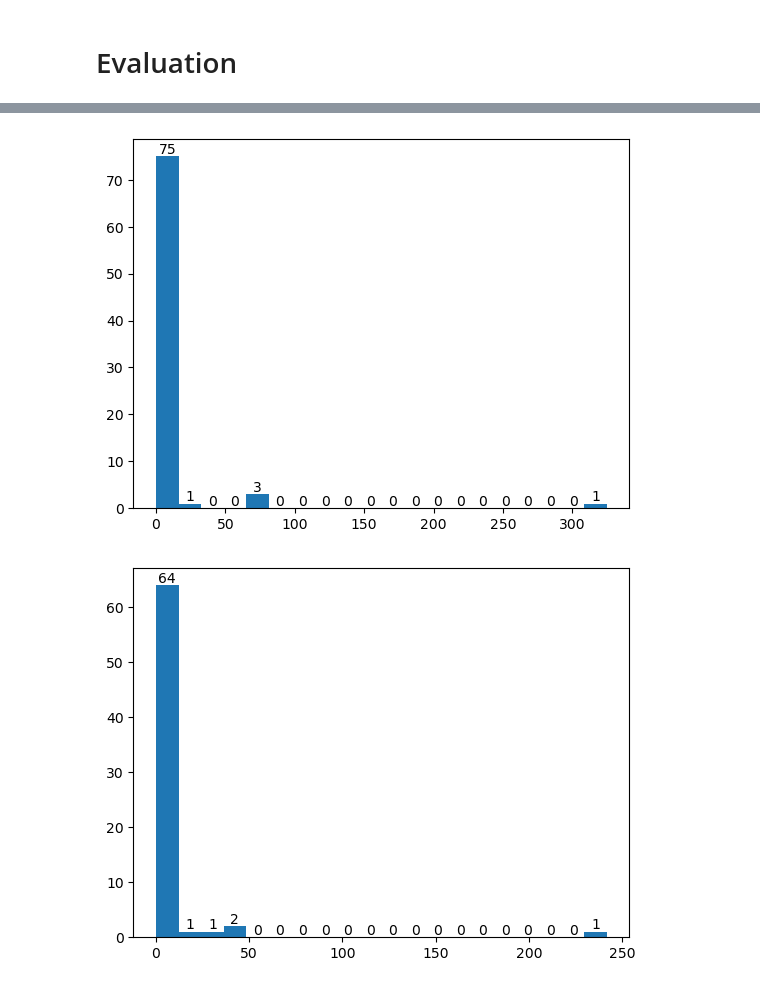
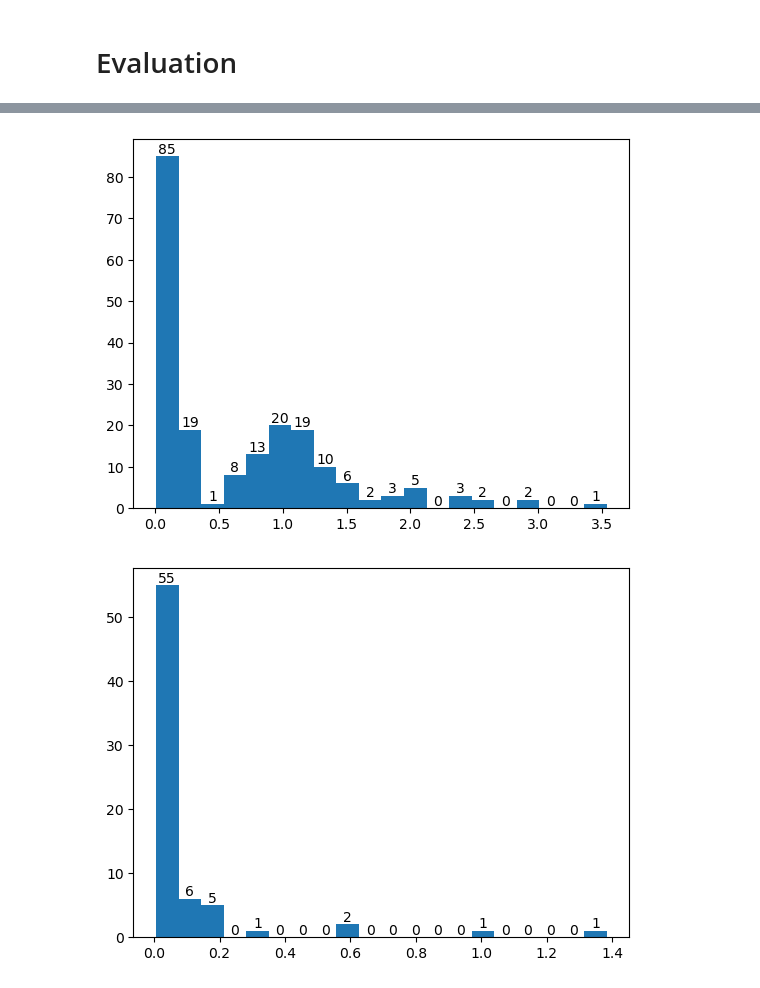
Before and after one commit to YC0806/2023-Yuchen, a Jupyter notebook: TGAE2_GRUConv.ipynb, the cells around one changed output, grey strips where cells are left out. Saved outputs shown, nothing was run; the diff lists cells and outputs as text; code cells hidden in the pictures.

```diff
--- a/TGAE2_GRUConv.ipynb
+++ b/TGAE2_GRUConv.ipynb
@@ -438,9 +453,9 @@ node_flag = signal.node_flag
 edge_index = signal.edge_index
 edge_flag = signal.edge_flag
 
-node_index_split = torch.tensor_split(node_index, node_flag)
-node_attr_split = torch.tensor_split(node_attr, node_flag)
-edge_index_split = torch.tensor_split(edge_index, edge_flag, dim=1)
+# node_index_split = torch.tensor_split(node_index, node_flag)
+# node_attr_split = torch.tensor_split(node_attr, node_flag)
+# edge_index_split = torch.tensor_split(edge_index, edge_flag, dim=1)
 # %% [markdown]
 # Model
 # %%
@@ -856,17 +870,0 @@ plt.legend()
-# %%
-fig = plt.figure(figsize=(20,20))
-for i_signal,(signal, annotation, y) in enumerate(zip(signals_val, annotation_val, y_val)):
-    snapshot_losses = test_loop(signal, model, loss_f, optimizer, device)
-
-    ts_list = signal.ts_list
-    plt.subplot(len(signals_val)+1,1,i_signal+1)
-    plt.plot(ts_list,[np.sum(loss) for loss in snapshot_losses])
-    for ts, label in zip(ts_list, y):
-        if label == 1:
-            plt.axvline(x = ts, color = 'black', ls='--')
-    if annotation[0] == 'dos':
-        plt.axvline(x = float(annotation[1]), color = 'red', label = annotation[0])
-    if annotation[0] == 'privesc':
-        plt.axvline(x = float(annotation[1]), color = 'blue', label = annotation[0])
-# plt.show()
-# plt.savefig(f'val_res_TGAE2_GRUConv_{GLOBAL_EPOCH}_{np.mean(history_train_list[-1]):.4f}_{np.mean(history_val_list[-1]):.4f}.png')
@@ -905,17 +872,0 @@ plt.legend()
-# %%
-fig = plt.figure(figsize=(20,20))
-for i_signal,(signal, annotation, y) in enumerate(zip(signals_val, annotation_val, y_val)):
-    snapshot_losses = test_loop(signal, model, loss_f, optimizer, device)
-
-    ts_list = signal.ts_list
-    plt.subplot(len(signals_val)+1,1,i_signal+1)
-    plt.plot(ts_list,[np.sum(loss) for loss in snapshot_losses])
-    for ts, label in zip(ts_list, y):
-        if label == 1:
-            plt.axvline(x = ts, color = 'black', ls='--')
-    if annotation[0] == 'dos':
-        plt.axvline(x = float(annotation[1]), color = 'red', label = annotation[0])
-    if annotation[0] == 'privesc':
-        plt.axvline(x = float(annotation[1]), color = 'blue', label = annotation[0])
-# plt.show()
-plt.savefig(f'val_res_TGAE2_GRUConv_{GLOBAL_EPOCH}_{np.mean(history_train_list[-1]):.4f}_{np.mean(history_val_list[-1]):.4f}.png')
@@ -1071,15 +1054,15 @@ list(map(lambda x: color_map[x], list(node_type_split[0].flatten())))
 # %%
-counts, edges, bars = plt.hist(snapshot_losses_list[0][4],bins=20)
+counts, edges, bars = plt.hist(snapshot_losses_list[0][5],bins=20)
 plt.bar_label(bars)
 plt.show()
 # %% [output]
-[figure, old version]
+[figure, new version]
 # %%
-counts, edges, bars = plt.hist(snapshot_losses_list[0][2],bins=20)
+counts, edges, bars = plt.hist(snapshot_losses_list[0][6],bins=20)
 plt.bar_label(bars)
 plt.show()
 # %% [output]
-[figure, old version]
+[figure, new version]
 # %%
 # history_train, history_val = train_function(50)
 # history_train_list += history_train
```
Also changed, not shown: parts of 24 cells of this notebook.
